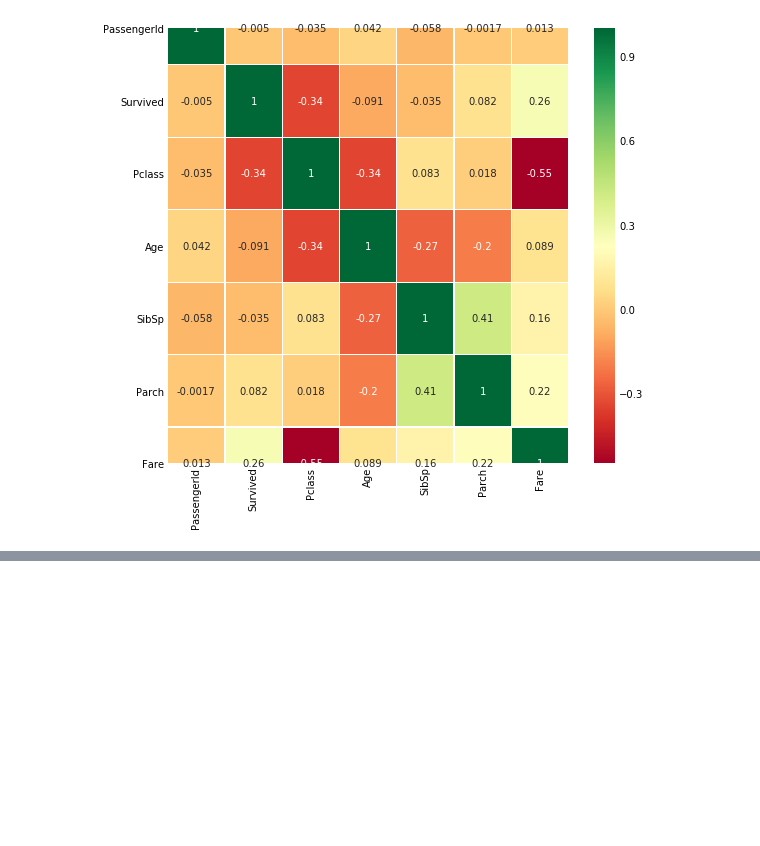
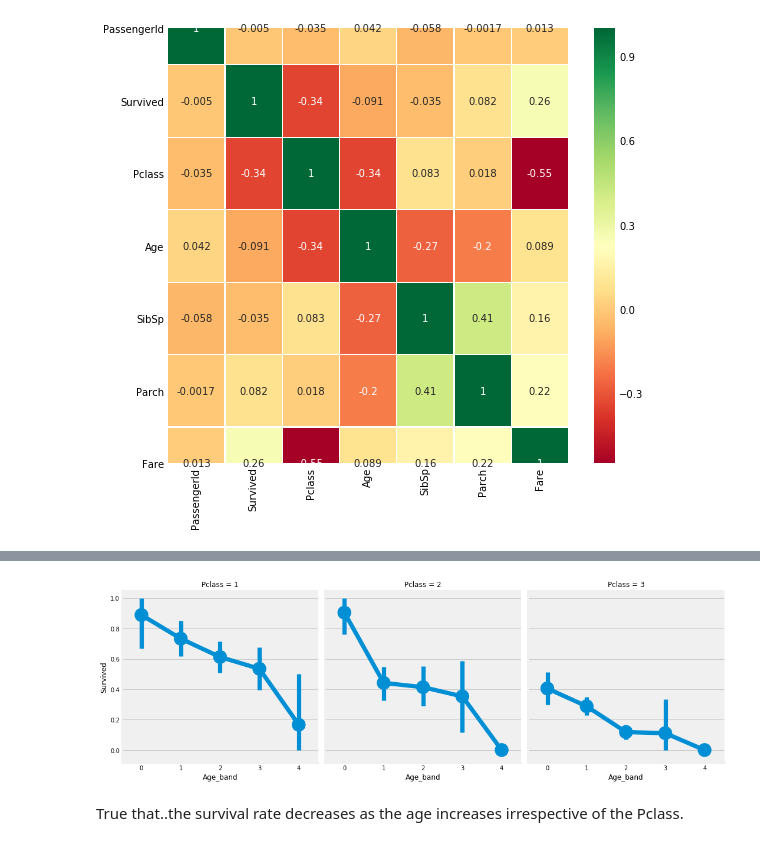
Before and after one commit to musainiramlee/Kaggle, a Jupyter notebook: Titanic Challenge.ipynb, the cells around one changed output, grey strips where cells are left out. Drawn from its saved outputs; the diff is of its cells as text; code cells hidden in the pictures; blank space fills up the shorter version.

```diff
--- a/Titanic Challenge.ipynb
+++ b/Titanic Challenge.ipynb
@@ -462,0 +496,8 @@ plt.show()
+# %%
+df['Age_band']=0
+df.loc[df['Age']<=16,'Age_band']=0
+df.loc[(df['Age']>16)&(df['Age']<=32),'Age_band']=1
+df.loc[(df['Age']>32)&(df['Age']<=48),'Age_band']=2
+df.loc[(df['Age']>48)&(df['Age']<=64),'Age_band']=3
+df.loc[df['Age']>64,'Age_band']=4
+df.head(2)
@@ -462,0 +517,7 @@ plt.show()
+# %%
+sns.factorplot('Age_band','Survived',data=df,col='Pclass')
+plt.show()
+# %% [output]
+[figure, added]
+# %% [markdown]
+True that..the survival rate decreases as the age increases irrespective of the Pclass.
```
Also changed, not shown: parts of 8 cells of this notebook.
